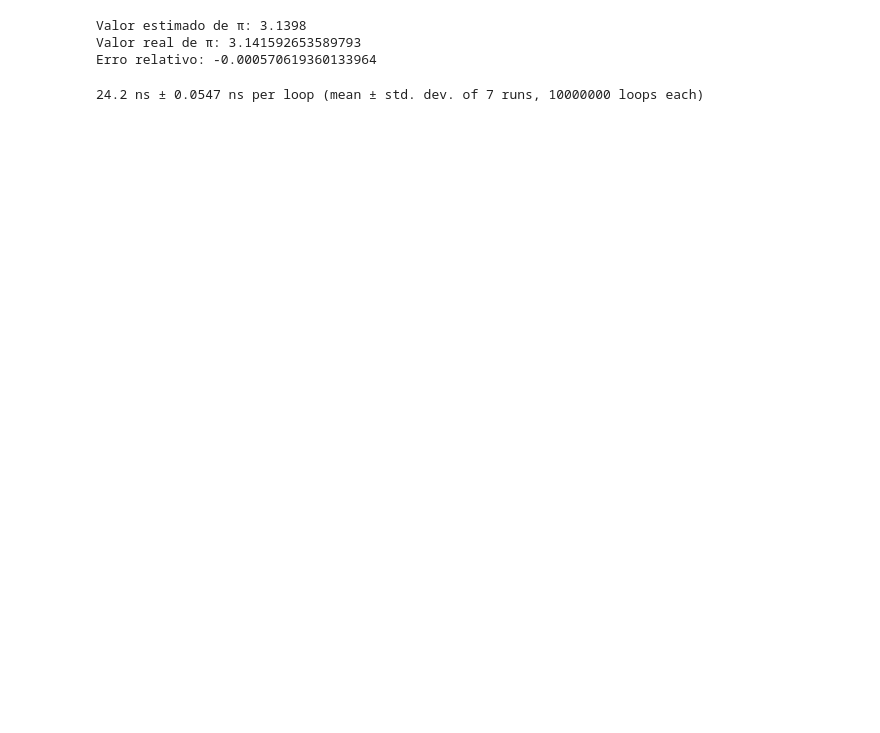
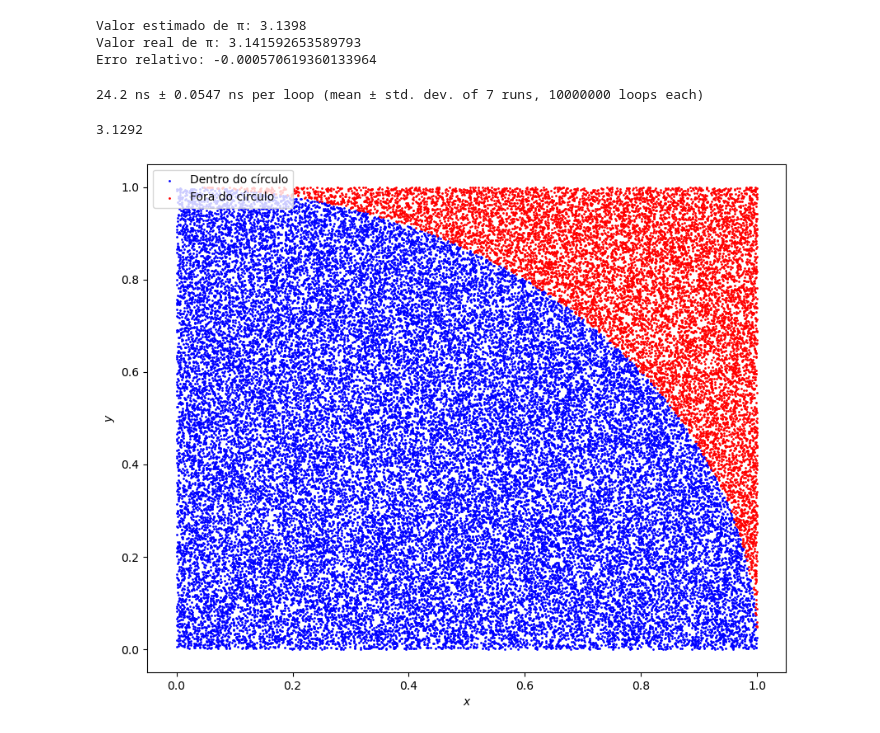
Before and after one commit to FelipeOliveiraFerreira/FIS-COMP, a Jupyter notebook: Tarefa-3/T3.ipynb, the cells around one changed output. Drawn from its saved outputs; the diff is of its cells as text; code cells hidden in the pictures; blank space fills up the shorter version.

Commit message:
gráfico de pi

```diff
--- a/Tarefa-3/T3.ipynb
+++ b/Tarefa-3/T3.ipynb
@@ -41,3 +41,51 @@ Erro relativo: -0.000570619360133964
 %timeit monte_carlo_pi
 # %% [output]
 24.2 ns ± 0.0547 ns per loop (mean ± std. dev. of 7 runs, 10000000 loops each)
+# %%
+def monte_carlo_pi(numero_pontos: int, retorna_pontos: bool = False):
+    """
+    Estima o valor de π usando o método de Monte Carlo e, opcionalmente, retorna os pontos sorteados.
+
+    Parâmetros:
+    numero_pontos (int): Número de pontos aleatórios a serem gerados.
+    retorna_pontos (bool): Se True, retorna listas dos pontos dentro e fora do círculo.
+
+    Retorna:
+    float: Estimativa do valor de π.
+    (Opcional) Tuple[List[Tuple[float, float]], List[Tuple[float, float]]]:
+              Listas de pontos dentro e fora do círculo.
+    """
+    rng = np.random.default_rng()
+    x = rng.uniform(0, 1, numero_pontos)
+    y = rng.uniform(0, 1, numero_pontos)
+    dentro = x**2 + y**2 <= 1
+    pi_estimado = 4 * np.sum(dentro) / numero_pontos
+
+    if retorna_pontos:
+        pontos_dentro = [(x[i], y[i]) for i in range(numero_pontos) if dentro[i]]
+        pontos_fora = [(x[i], y[i]) for i in range(numero_pontos) if not dentro[i]]
+        return pi_estimado, pontos_dentro, pontos_fora
+
+    return pi_estimado
+
+# Parâmetros
+numero_pontos = 50000
+pi_estimado, pontos_dentro, pontos_fora = monte_carlo_pi(numero_pontos, retorna_pontos=True)
+
+# Separando coordenadas para plotagem
+x_dentro, y_dentro = zip(*pontos_dentro)
+x_fora, y_fora = zip(*pontos_fora)
+
+print(pi_estimado)
+
+# Criando gráfico
+plt.figure(figsize=(10, 8))
+plt.scatter(x_dentro, y_dentro, color='blue', s=1, label="Dentro do círculo")
+plt.scatter(x_fora, y_fora, color='red', s=1, label="Fora do círculo")
+plt.xlabel("$x$")
+plt.ylabel("$y$")
+plt.legend()
+plt.show()
+# %% [output]
+3.1292
+[figure, added]
```
